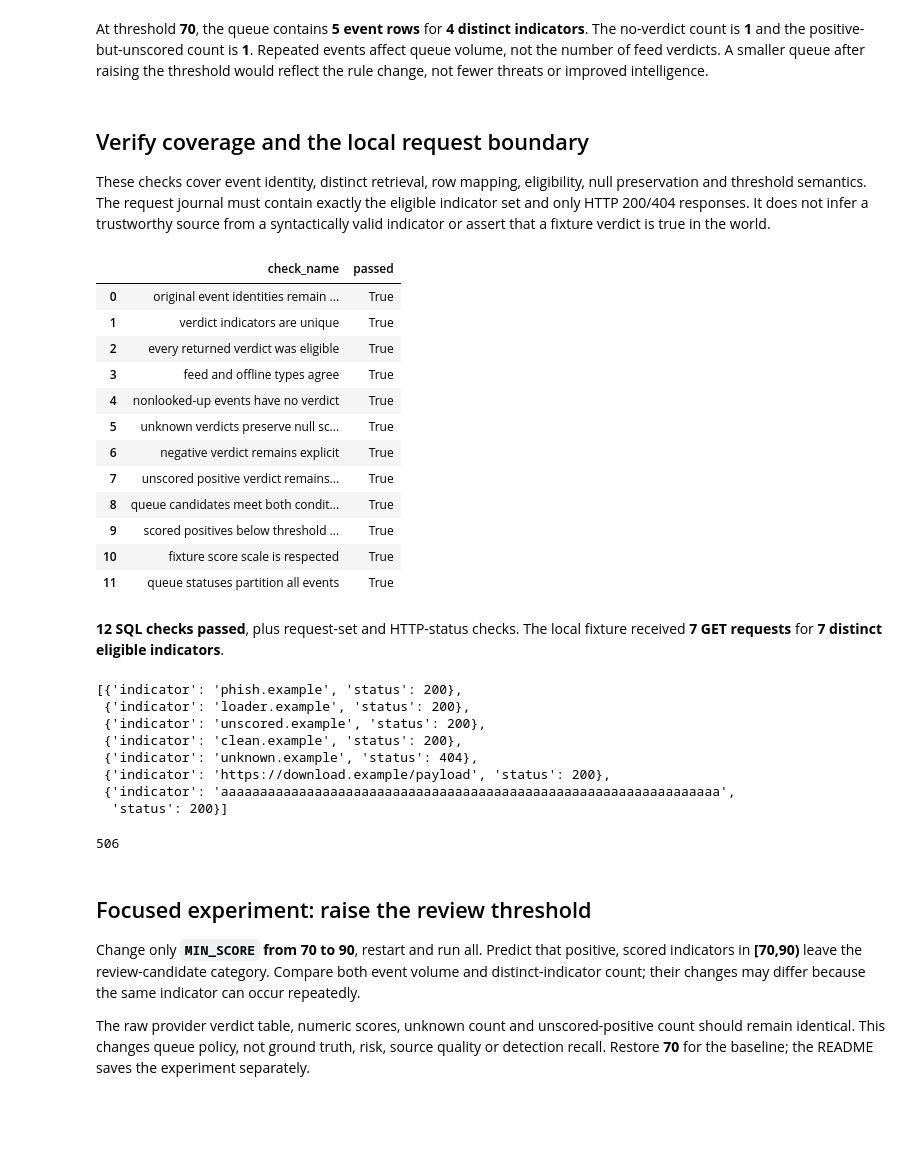
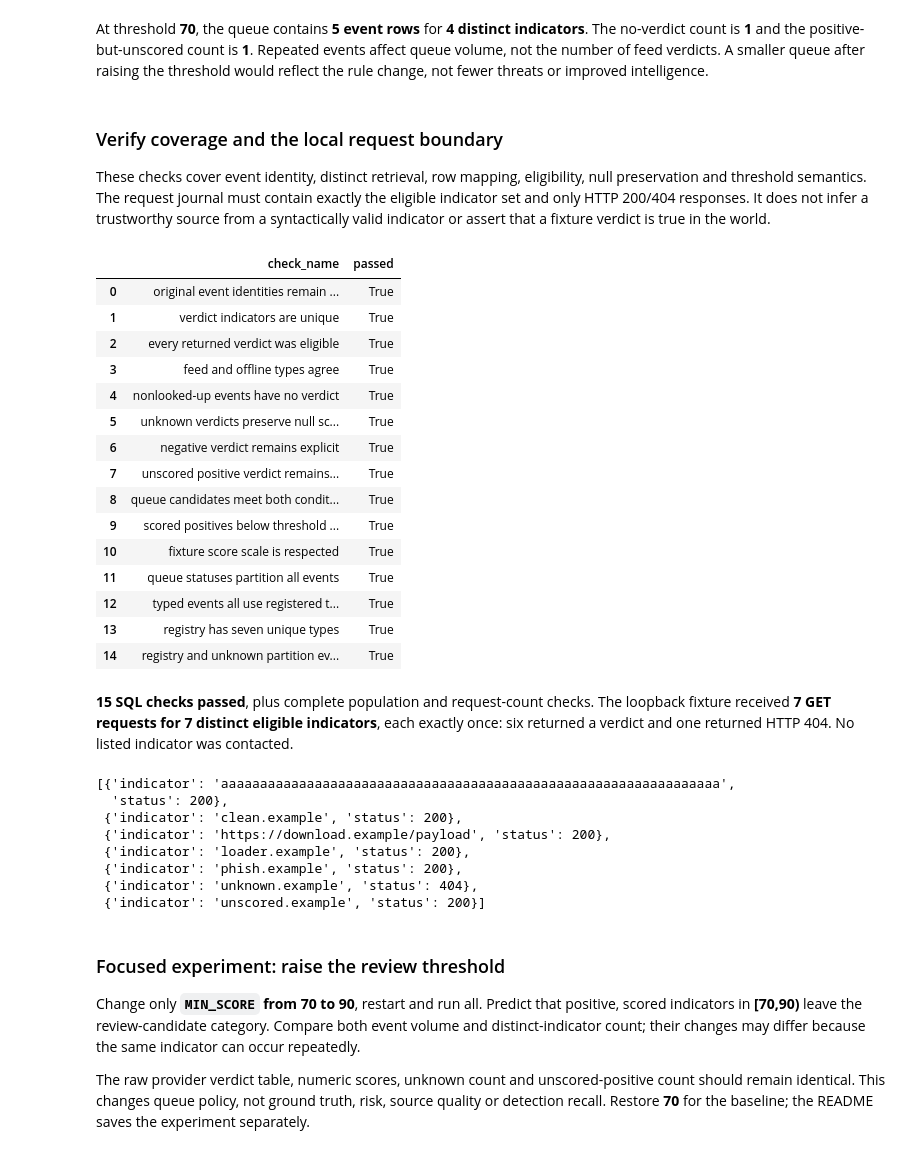
Before and after one commit to Query-farm/vgi-threatintel, a Jupyter notebook: notebooks/01_triage_reputation_and_unknowns.ipynb, the cells around one changed output. Saved outputs shown, nothing was run; the diff lists cells and outputs as text; code cells hidden in the pictures; blank space fills up the shorter version.

Commit message:
docs: cover all threat intelligence surfaces with portable SVG notebook [skip ci]

```diff
--- a/notebooks/01_triage_reputation_and_unknowns.ipynb
+++ b/notebooks/01_triage_reputation_and_unknowns.ipynb
@@ -243,7 +250,7 @@ display(
 # %% [output]
 At threshold **70**, the queue contains **5 event rows** for **4 distinct indicators**. The no-verdict count is **1** and the positive-but-unscored count is **1**. Repeated events affect queue volume, not the number of feed verdicts. A smaller queue after raising the threshold would reflect the rule change, not fewer threats or improved intelligence.
 # %% [markdown]
-## Verify coverage and the local request boundary
+### Verify coverage and the local request boundary
 
 These checks cover event identity, distinct retrieval, row mapping, eligibility, null preservation and threshold semantics. The request journal must contain exactly the eligible indicator set and only HTTP 200/404 responses. It does not infer a trustworthy source from a syntactically valid indicator or assert that a fixture verdict is true in the world.
 # %%
@@ -271,45 +284,41 @@ UNION ALL SELECT 'queue statuses partition all events',(SELECT sum(event_rows)=(
 # %%
 display(checks)
-assert checks.passed.notna().all() and checks.passed.all(), checks
+assert len(checks) == 15 and checks.passed.fillna(False).all()
 expected = set(triage.loc[triage.route == "lookup eligible", "indicator"])
-assert {r["indicator"] for r in feed.requests} == expected
-assert all(r["status"] in (200, 404) for r in feed.requests)
-assert any(r["status"] == 404 for r in feed.requests)
-display(
-    Markdown(
-        f"**{len(checks)} SQL checks passed**, plus request-set and HTTP-status checks. "
-        f"The local fixture received **{len(feed.requests)} GET requests** "
-        f"for **{len(expected)} distinct eligible indicators**."
-    )
-)
-display(feed.requests)
-Path("validation/requests.json").write_text(json.dumps(feed.requests, indent=2) + "\n")
+assert Counter(r["indicator"] for r in feed.requests) == Counter({k: 1 for k in expected})
+assert Counter(r["status"] for r in feed.requests) == {200: 6, 404: 1}
+assert int(type_coverage.event_rows.sum()) + int(triage.kind.isna().sum()) == len(triage)
+assert int(type_coverage.eligible_indicators.sum()) == len(expected)
+prose(f"**{len(checks)} SQL checks passed**, plus complete population and request-count checks. The loopback fixture received **{len(feed.requests)} GET requests for {len(expected)} distinct eligible indicators**, each exactly once: six returned a verdict and one returned HTTP 404. No listed indicator was contacted.")
+display(sorted(feed.requests, key=lambda r: r["indicator"]))
 # %% [output]
 |  | check_name | passed |
 | 0 | original event identities remain ... | True |
 | 1 | verdict indicators are unique | True |
 | 2 | every returned verdict was eligible | True |
 | 3 | feed and offline types agree | True |
 | 4 | nonlooked-up events have no verdict | True |
 | 5 | unknown verdicts preserve null sc... | True |
 | 6 | negative verdict remains explicit | True |
 | 7 | unscored positive verdict remains... | True |
 | 8 | queue candidates meet both condit... | True |
 | 9 | scored positives below threshold ... | True |
 | 10 | fixture score scale is respected | True |
 | 11 | queue statuses partition all events | True |
+| 12 | typed events all use registered t... | True |
+| 13 | registry has seven unique types | True |
+| 14 | registry and unknown partition ev... | True |
-**12 SQL checks passed**, plus request-set and HTTP-status checks. The local fixture received **7 GET requests** for **7 distinct eligible indicators**.
+**15 SQL checks passed**, plus complete population and request-count checks. The loopback fixture received **7 GET requests for 7 distinct eligible indicators**, each exactly once: six returned a verdict and one returned HTTP 404. No listed indicator was contacted.
-[{'indicator': 'phish.example', 'status': 200},
+[{'indicator': 'aaaaaaaaaaaaaaaaaaaaaaaaaaaaaaaaaaaaaaaaaaaaaaaaaaaaaaaaaaaaaaaa',
+  'status': 200},
+ {'indicator': 'clean.example', 'status': 200},
+ {'indicator': 'https://download.example/payload', 'status': 200},
  {'indicator': 'loader.example', 'status': 200},
- {'indicator': 'unscored.example', 'status': 200},
- {'indicator': 'clean.example', 'status': 200},
+ {'indicator': 'phish.example', 'status': 200},
  {'indicator': 'unknown.example', 'status': 404},
- {'indicator': 'https://download.example/payload', 'status': 200},
- {'indicator': 'aaaaaaaaaaaaaaaaaaaaaaaaaaaaaaaaaaaaaaaaaaaaaaaaaaaaaaaaaaaaaaaa',
-  'status': 200}]
+ {'indicator': 'unscored.example', 'status': 200}]
-506
 # %% [markdown]
-## Focused experiment: raise the review threshold
+### Focused experiment: raise the review threshold
 
 Change only **`MIN_SCORE` from 70 to 90**, restart and run all. Predict that positive, scored indicators in **[70,90)** leave the review-candidate category. Compare both event volume and distinct-indicator count; their changes may differ because the same indicator can occur repeatedly.
 
```
Also changed, not shown: parts of 23 cells of this notebook, 11 other files.
